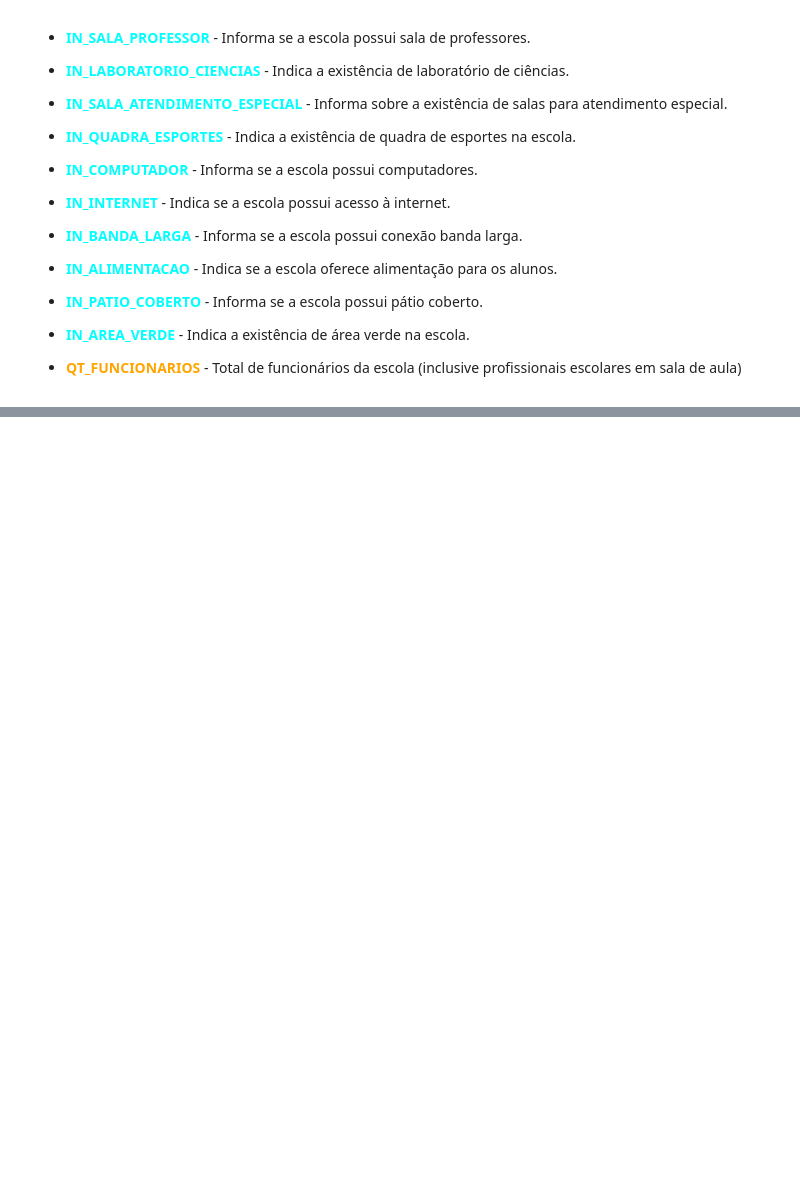
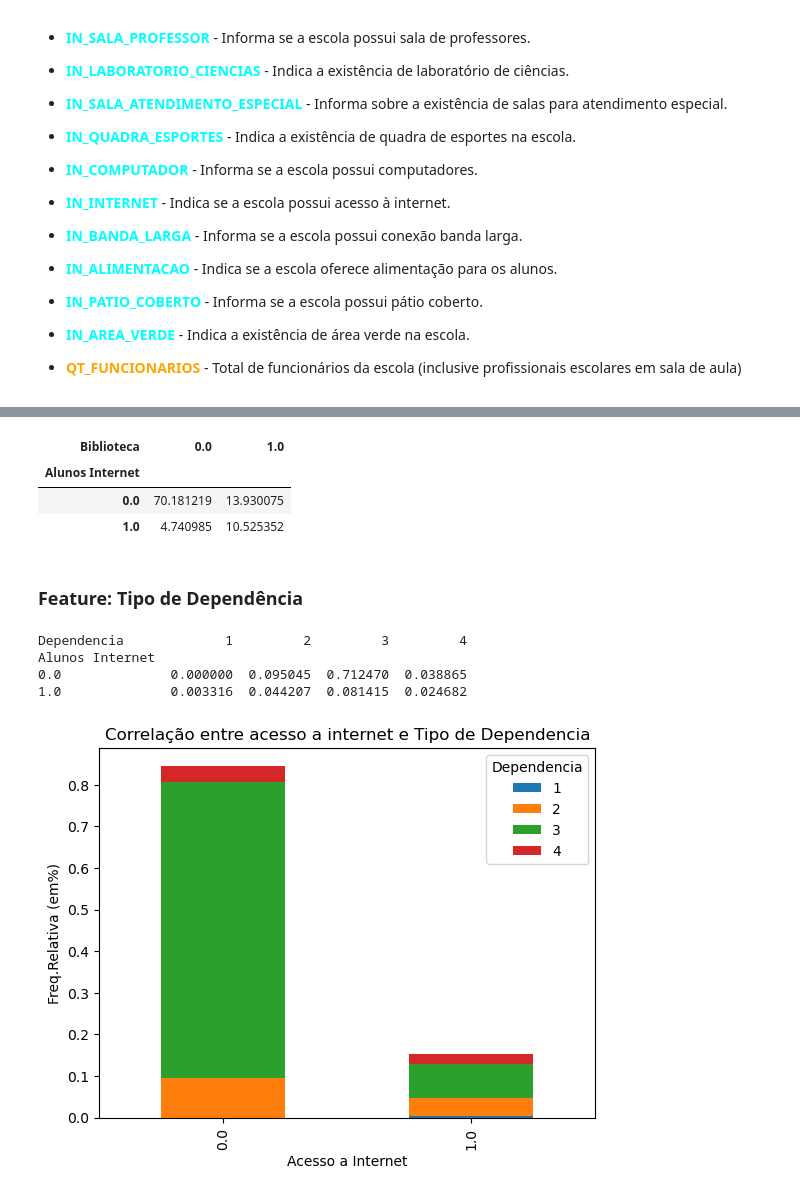
Before and after one commit to joaolindenberg/P2_CEDA2, a Jupyter notebook: main.ipynb, the cells around one changed output, grey strips where cells are left out. Saved outputs shown, nothing was run; the diff lists cells and outputs as text; code cells hidden in the pictures; blank space fills up the shorter version.

```diff
--- a/main.ipynb
+++ b/main.ipynb
@@ -156,0 +289,26 @@ em sala de aula)
+# %%
+cross_table_Biblioteca = (pd.crosstab(df_projeto['Alunos Internet'], df_projeto['Biblioteca'])/len(df_projeto))*100
+cross_table_Biblioteca
+# %% [output]
+| Biblioteca | 0.0 | 1.0 |
+| Alunos Internet |  |  |
+| 0.0 | 70.181219 | 13.930075 |
+| 1.0 | 4.740985 | 10.525352 |
+# %% [markdown]
+### Feature: Tipo de Dependência
+# %%
+cross_table_Urbana_Rural = pd.crosstab(df_projeto['Alunos Internet'], df_projeto['Dependencia'], normalize=True)
+
+print(cross_table_Urbana_Rural)
+
+cross_table_Urbana_Rural.plot(kind='bar', stacked=True)
+plt.title('Correlação entre acesso a internet e Tipo de Dependencia')
+plt.xlabel('Acesso a Internet')
+plt.ylabel('Freq.Relativa (em%)')
+plt.show()
+# %% [output]
+Dependencia             1         2         3         4
+Alunos Internet
+0.0              0.000000  0.095045  0.712470  0.038865
+1.0              0.003316  0.044207  0.081415  0.024682
+[figure, added]
```
Also changed, not shown: parts of 36 cells of this notebook.
